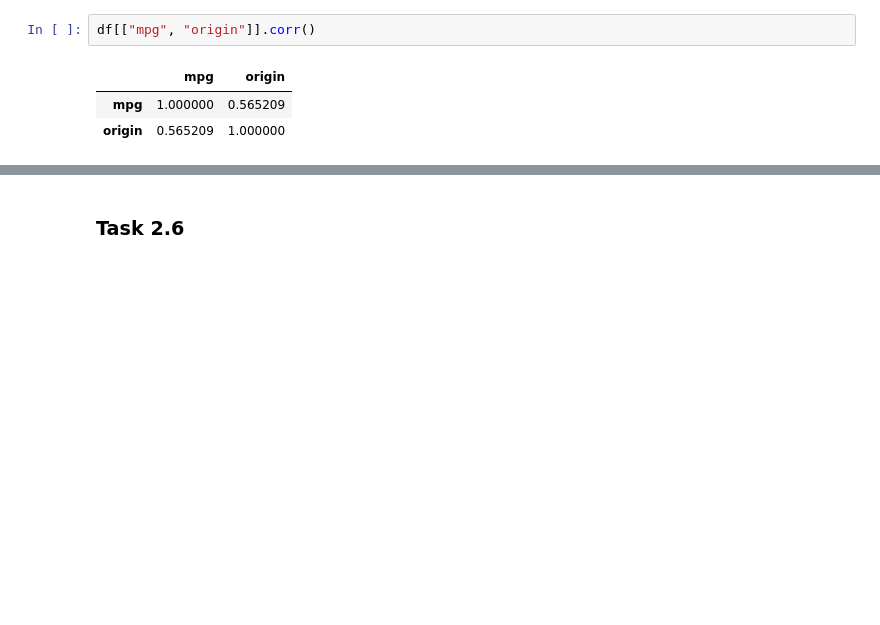
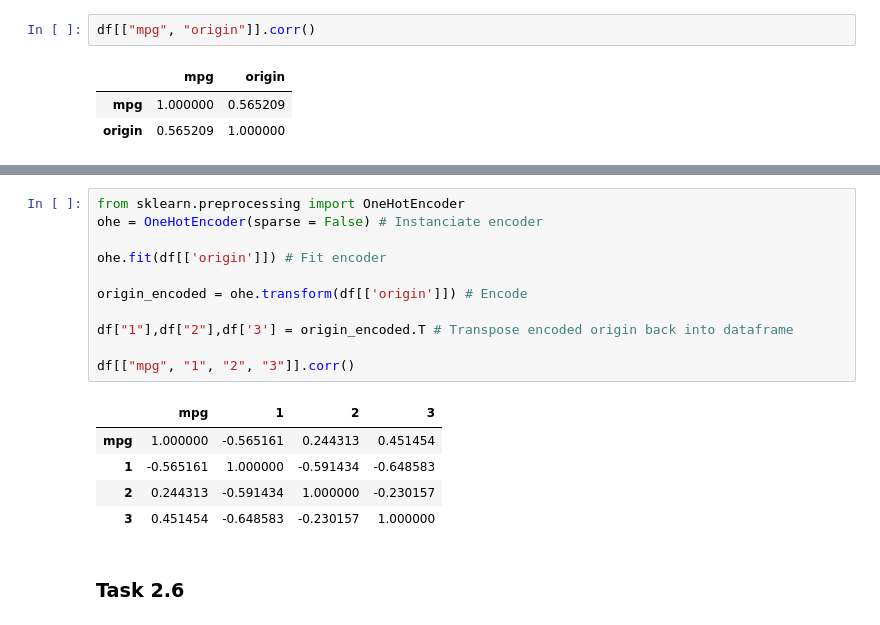
Before and after one commit to Heity94/01_DataScience_2021, a Jupyter notebook: Week_01/Homework1.ipynb, the cells around one changed output, grey strips where cells are left out. Saved outputs shown, nothing was run; the diff lists cells and outputs as text; blank space fills up the shorter version.

```diff
--- a/Week_01/Homework1.ipynb
+++ b/Week_01/Homework1.ipynb
@@ -216,3 +221,20 @@ df["origin"].hist();
+# %%
+from sklearn.preprocessing import OneHotEncoder
+ohe = OneHotEncoder(sparse = False) # Instanciate encoder
+
+ohe.fit(df[['origin']]) # Fit encoder
+
+origin_encoded = ohe.transform(df[['origin']]) # Encode
+
+df["1"],df["2"],df['3'] = origin_encoded.T # Transpose encoded origin back into dataframe
+
+df[["mpg", "1", "2", "3"]].corr()
+# %% [output]
+|  | mpg | 1 | 2 | 3 |
+| mpg | 1.000000 | -0.565161 | 0.244313 | 0.451454 |
+| 1 | -0.565161 | 1.000000 | -0.591434 | -0.648583 |
+| 2 | 0.244313 | -0.591434 | 1.000000 | -0.230157 |
+| 3 | 0.451454 | -0.648583 | -0.230157 | 1.000000 |
 # %% [markdown]
 ### Task 2.6
 # %% [markdown]
```
Also changed, not shown: parts of 5 cells of this notebook.
